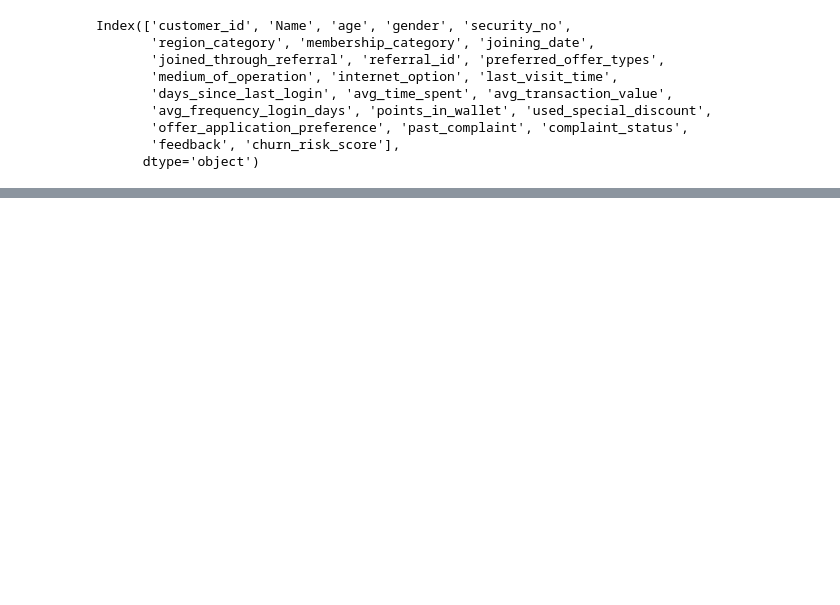
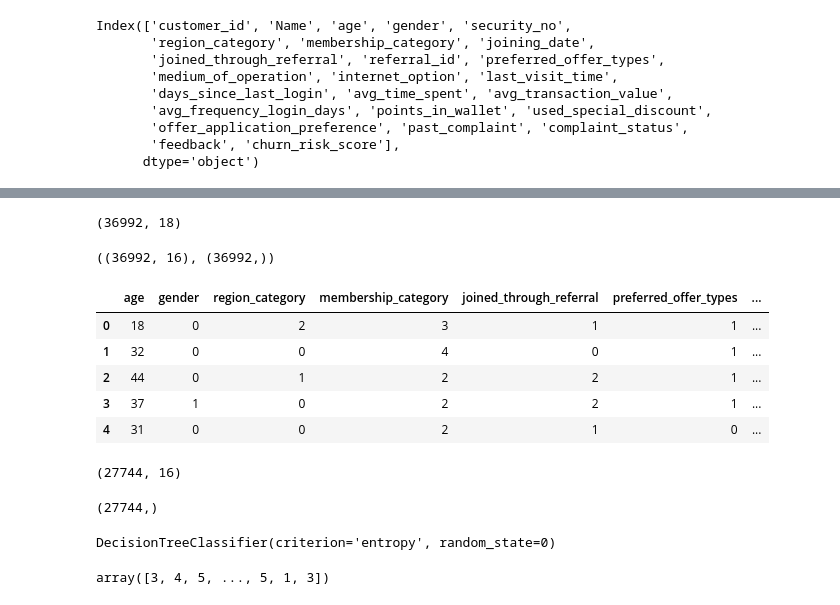
Before and after one commit to YogeshUpdhyay/Churn-Modelling, a Jupyter notebook: main.ipynb, the cells around one changed output, grey strips where cells are left out. Saved outputs shown, nothing was run; the diff lists cells and outputs as text; code cells hidden in the pictures; blank space fills up the shorter version.

```diff
--- a/main.ipynb
+++ b/main.ipynb
@@ -43,0 +150,19 @@ df.shape
+# %%
+df.shape
+# %% [output]
+(36992, 18)
+# %%
+X = df.iloc[:,1:17]
+Y = df['churn_risk_score']
+X.shape,Y.shape
+# %% [output]
+((36992, 16), (36992,))
+# %%
+X.head()
+# %% [output]
+|  | age | gender | region_category | membership_category | joined_through_referral | preferred_offer_types | ... |
+| 0 | 18 | 0 | 2 | 3 | 1 | 1 | ... |
+| 1 | 32 | 0 | 0 | 4 | 0 | 1 | ... |
+| 2 | 44 | 0 | 1 | 2 | 2 | 1 | ... |
+| 3 | 37 | 1 | 0 | 2 | 2 | 1 | ... |
+| 4 | 31 | 0 | 0 | 2 | 1 | 0 | ... |
@@ -43,0 +172,19 @@ df.shape
+# %%
+X_train.shape
+# %% [output]
+(27744, 16)
+# %%
+Y_train.shape
+# %% [output]
+(27744,)
+# %%
+from sklearn.tree import DecisionTreeClassifier
+classifier = DecisionTreeClassifier(criterion = 'entropy', random_state = 0)
+classifier.fit(X_train, Y_train)
+# %% [output]
+DecisionTreeClassifier(criterion='entropy', random_state=0)
+# %%
+Y_predicted = classifier.predict(X_test)
+Y_predicted
+# %% [output]
+array([3, 4, 5, ..., 5, 1, 3])
```
Also changed, not shown: parts of 17 cells of this notebook, 1 other file.
